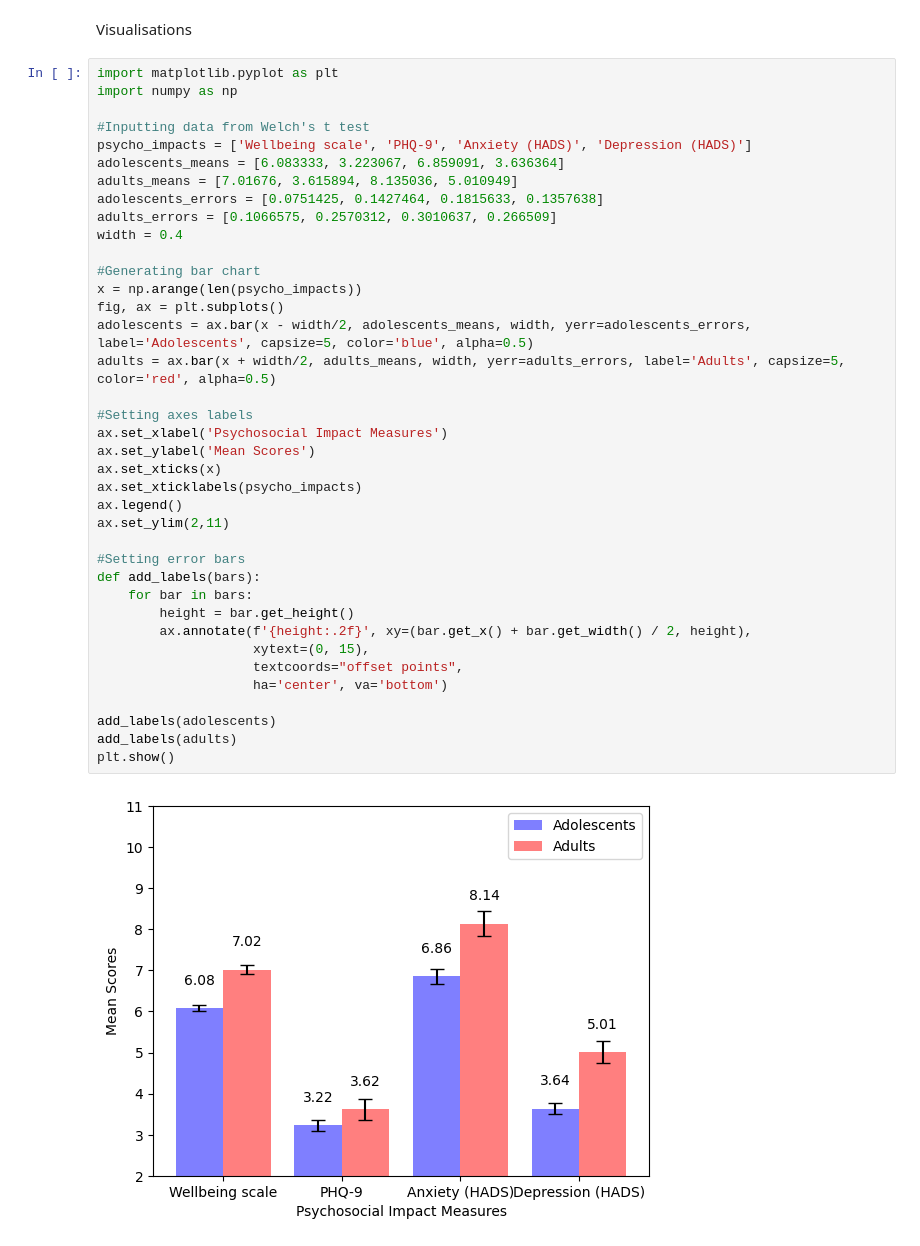
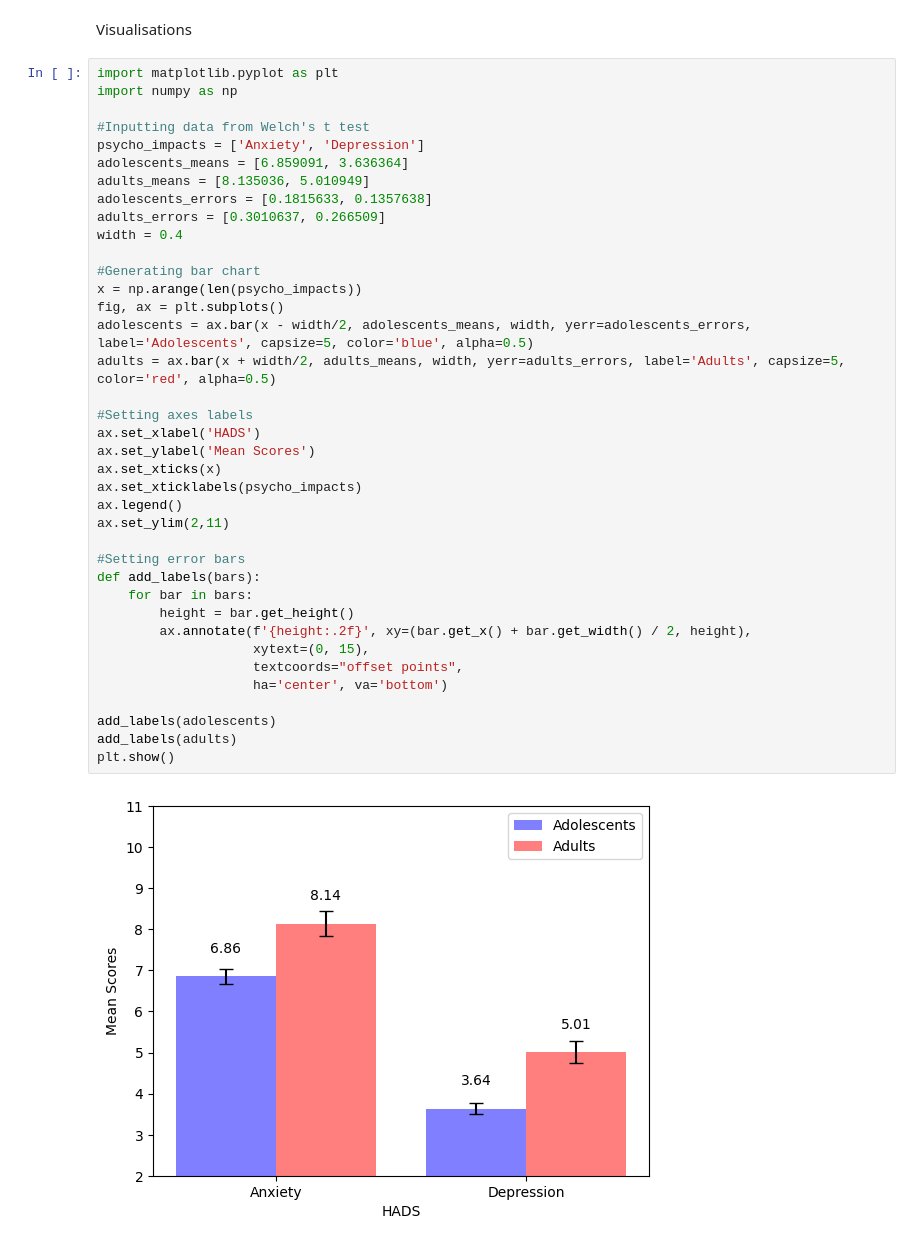
Before and after one commit to tcwy01/AcnePsychosocial, a Jupyter notebook: Acne_script.ipynb, the cells around one changed output. Drawn from its saved outputs; the diff is of its cells as text.

```diff
--- a/Acne_script.ipynb
+++ b/Acne_script.ipynb
@@ -727,38 +727,38 @@ import matplotlib.pyplot as plt
 import numpy as np
 
 #Inputting data from Welch's t test
-psycho_impacts = ['Wellbeing scale', 'PHQ-9', 'Anxiety (HADS)', 'Depression (HADS)']
-adolescents_means = [6.083333, 3.223067, 6.859091, 3.636364]
-adults_means = [7.01676, 3.615894, 8.135036, 5.010949]
-adolescents_errors = [0.0751425, 0.1427464, 0.1815633, 0.1357638]
-adults_errors = [0.1066575, 0.2570312, 0.3010637, 0.266509]
+psycho_impacts = ['Anxiety', 'Depression']
+adolescents_means = [6.859091, 3.636364]
+adults_means = [8.135036, 5.010949]
+adolescents_errors = [0.1815633, 0.1357638]
+adults_errors = [0.3010637, 0.266509]
 width = 0.4
 
 #Generating bar chart
 x = np.arange(len(psycho_impacts))
 fig, ax = plt.subplots()
 adolescents = ax.bar(x - width/2, adolescents_means, width, yerr=adolescents_errors, label='Adolescents', capsize=5, color='blue', alpha=0.5)
 adults = ax.bar(x + width/2, adults_means, width, yerr=adults_errors, label='Adults', capsize=5, color='red', alpha=0.5)
 
 #Setting axes labels
-ax.set_xlabel('Psychosocial Impact Measures')
+ax.set_xlabel('HADS')
 ax.set_ylabel('Mean Scores')
 ax.set_xticks(x)
 ax.set_xticklabels(psycho_impacts)
 ax.legend()
 ax.set_ylim(2,11)
 
 #Setting error bars
 def add_labels(bars):
     for bar in bars:
         height = bar.get_height()
         ax.annotate(f'{height:.2f}', xy=(bar.get_x() + bar.get_width() / 2, height),
                     xytext=(0, 15),
                     textcoords="offset points",
                     ha='center', va='bottom')
 
 add_labels(adolescents)
 add_labels(adults)
 plt.show()
 # %% [output]
-[figure, old version]
+[figure, new version]
```
Also changed, not shown: parts of 4 cells of this notebook, 1 other file.
